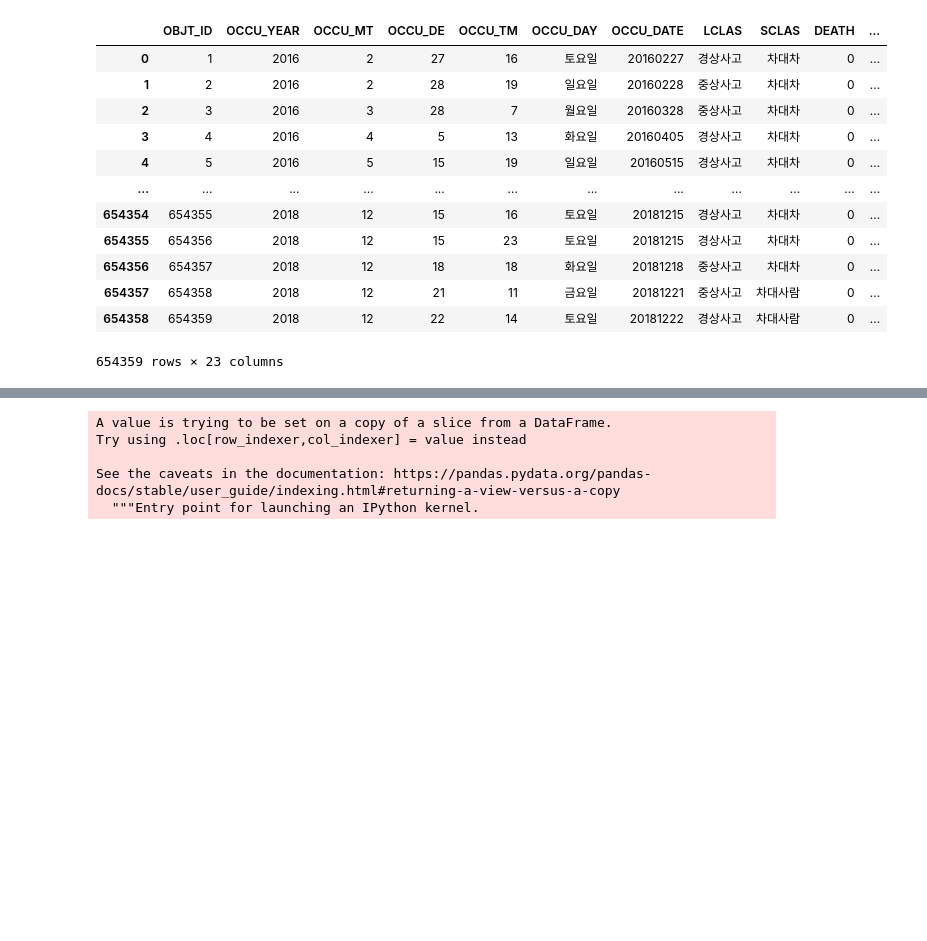
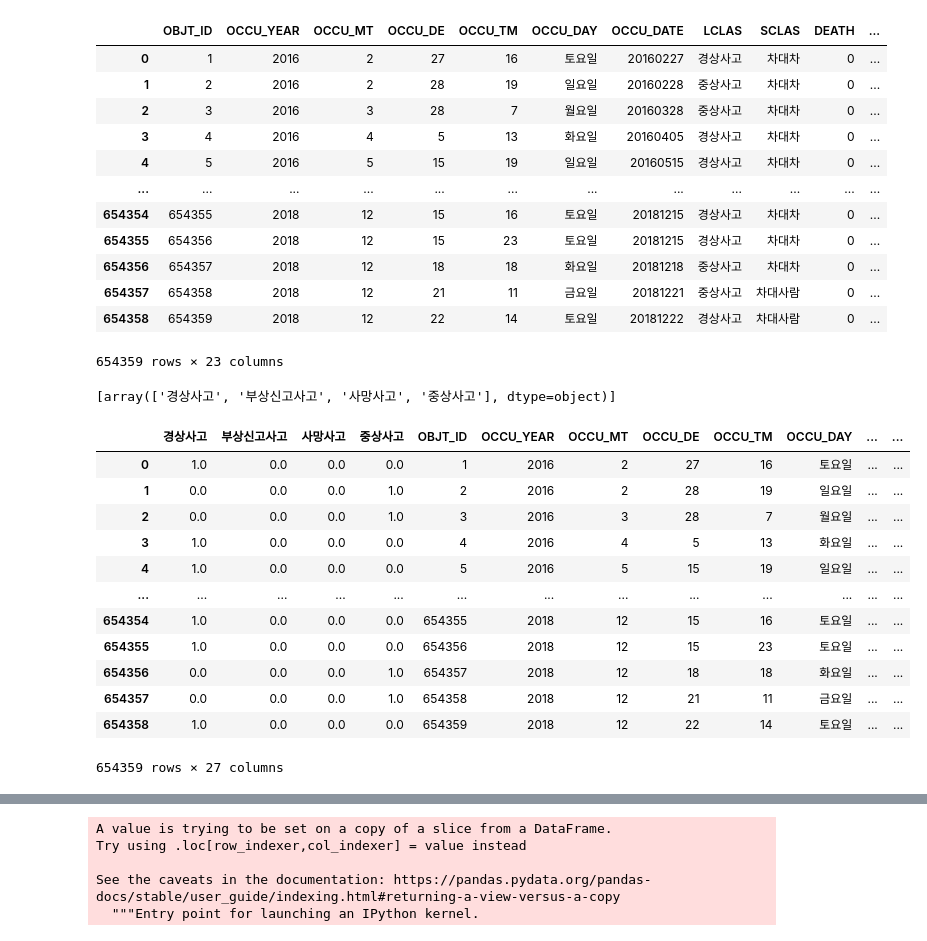
Before and after one commit to 2020NIA/roundabout_project, a Jupyter notebook: source/Lightgbm_YANG.ipynb, the cells around one changed output, grey strips where cells are left out. Saved outputs shown, nothing was run; the diff lists cells and outputs as text; code cells hidden in the pictures; blank space fills up the shorter version.

```diff
--- a/source/Lightgbm_YANG.ipynb
+++ b/source/Lightgbm_YANG.ipynb
@@ -25,8 +26,37 @@ label
 | 654357 | 654358 | 2018 | 12 | 21 | 11 | 금요일 | 20181221 | 중상사고 | 차대사람 | 0 | ... |
 | 654358 | 654359 | 2018 | 12 | 22 | 14 | 토요일 | 20181222 | 경상사고 | 차대사람 | 0 | ... |
 654359 rows × 23 columns
+# %%
+acc = label[['LCLAS']]
+enc = OneHotEncoder()
+acc = enc.fit_transform(acc)
+# %%
+enc.categories_
+# %% [output]
+[array(['경상사고', '부상신고사고', '사망사고', '중상사고'], dtype=object)]
+# %%
+acc = pd.DataFrame(columns = enc.categories_[0],
+                  data = acc.toarray())
 # %%
 label['total'] = label[['DEATH','SWPSN','SINJPSN','INJPSN']].sum(axis = 1)
+# %%
+label = pd.concat([acc,label],axis = 1)
+# %%
+label.drop(['LCLAS'], axis = 1)
+# %% [output]
+|  | 경상사고 | 부상신고사고 | 사망사고 | 중상사고 | OBJT_ID | OCCU_YEAR | OCCU_MT | OCCU_DE | OCCU_TM | OCCU_DAY | ... | ... |
+| 0 | 1.0 | 0.0 | 0.0 | 0.0 | 1 | 2016 | 2 | 27 | 16 | 토요일 | ... | ... |
+| 1 | 0.0 | 0.0 | 0.0 | 1.0 | 2 | 2016 | 2 | 28 | 19 | 일요일 | ... | ... |
+| 2 | 0.0 | 0.0 | 0.0 | 1.0 | 3 | 2016 | 3 | 28 | 7 | 월요일 | ... | ... |
+| 3 | 1.0 | 0.0 | 0.0 | 0.0 | 4 | 2016 | 4 | 5 | 13 | 화요일 | ... | ... |
+| 4 | 1.0 | 0.0 | 0.0 | 0.0 | 5 | 2016 | 5 | 15 | 19 | 일요일 | ... | ... |
+| ... | ... | ... | ... | ... | ... | ... | ... | ... | ... | ... | ... | ... |
+| 654354 | 1.0 | 0.0 | 0.0 | 0.0 | 654355 | 2018 | 12 | 15 | 16 | 토요일 | ... | ... |
+| 654355 | 1.0 | 0.0 | 0.0 | 0.0 | 654356 | 2018 | 12 | 15 | 23 | 토요일 | ... | ... |
+| 654356 | 0.0 | 0.0 | 0.0 | 1.0 | 654357 | 2018 | 12 | 18 | 18 | 화요일 | ... | ... |
+| 654357 | 0.0 | 0.0 | 0.0 | 1.0 | 654358 | 2018 | 12 | 21 | 11 | 금요일 | ... | ... |
+| 654358 | 1.0 | 0.0 | 0.0 | 0.0 | 654359 | 2018 | 12 | 22 | 14 | 토요일 | ... | ... |
+654359 rows × 27 columns
 # %%
 label = label.drop(['X','Y'],axis = 1)
 # %%
```
Also changed, not shown: parts of 10 cells of this notebook.
